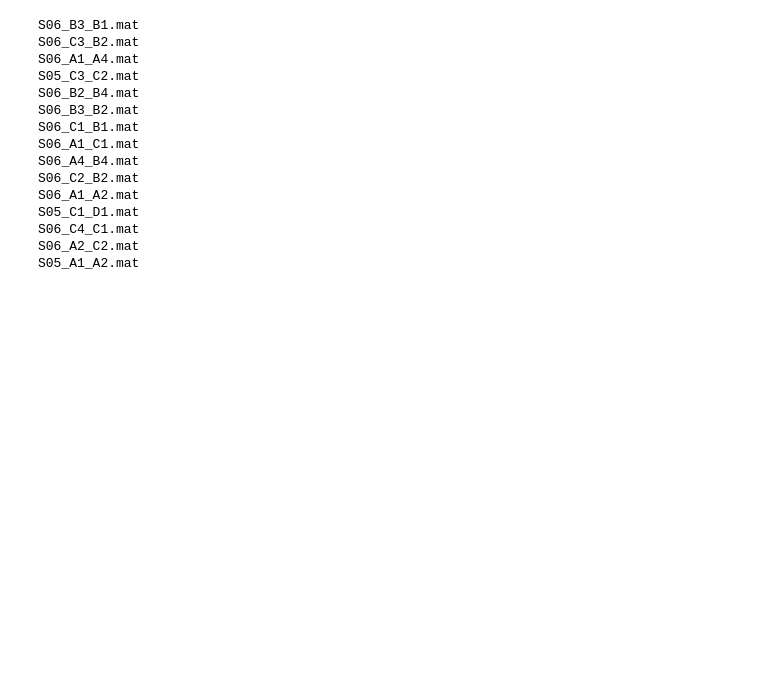
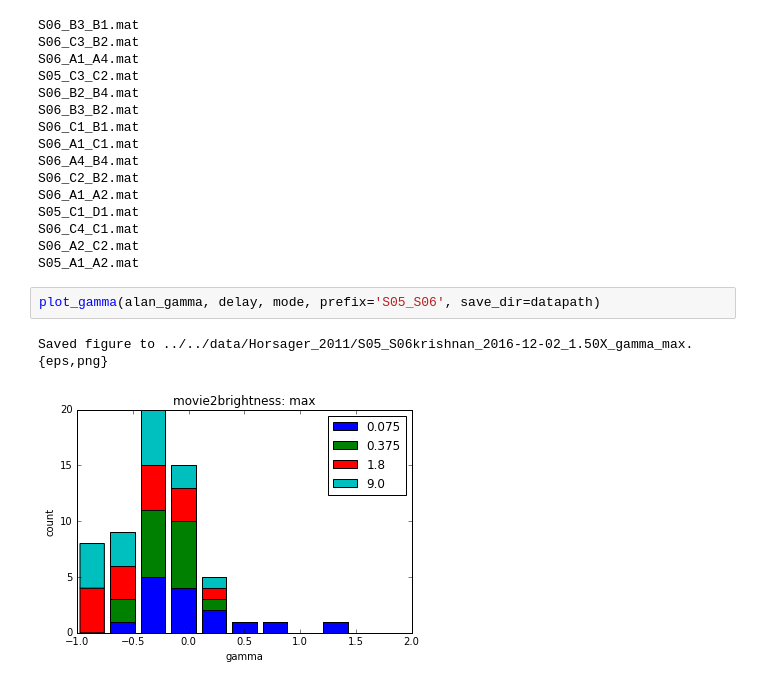
Before and after one commit to mbeyeler/pulse2percept, a Jupyter notebook: examples/notebooks/1.2-mb-exp-Horsager2011-analyze.ipynb, the cells around one changed output. Drawn from its saved outputs; the diff is of its cells as text; blank space fills up the shorter version.

```diff
--- a/examples/notebooks/1.2-mb-exp-Horsager2011-analyze.ipynb
+++ b/examples/notebooks/1.2-mb-exp-Horsager2011-analyze.ipynb
@@ -315,6 +321,11 @@ S05_C1_D1.mat
 S06_C4_C1.mat
 S06_A2_C2.mat
 S05_A1_A2.mat
+# %%
+plot_gamma(alan_gamma, delay, mode, prefix='S05_S06', save_dir=datapath)
+# %% [output]
+Saved figure to ../../data/Horsager_2011/S05_S06krishnan_2016-12-02_1.50X_gamma_max.{eps,png}
+[figure, added]
 # %%
 from matplotlib.cm import gray as cmap
 
```
Also changed, not shown: parts of 4 cells of this notebook, 4 other files.
